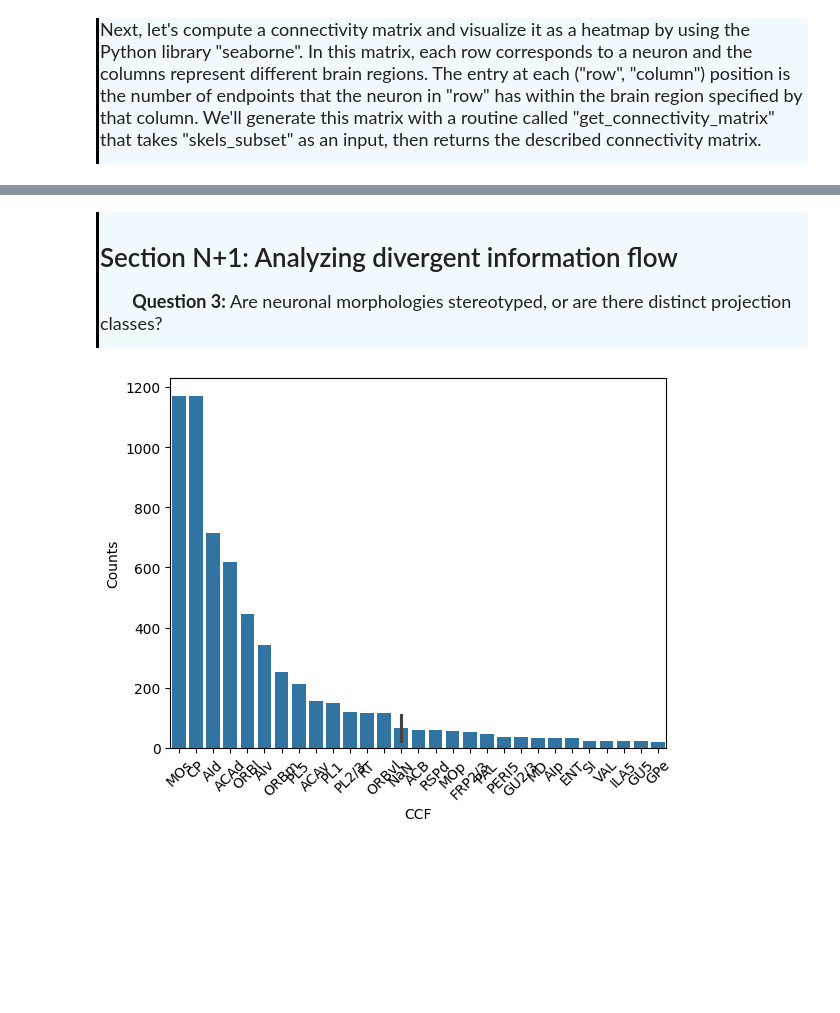
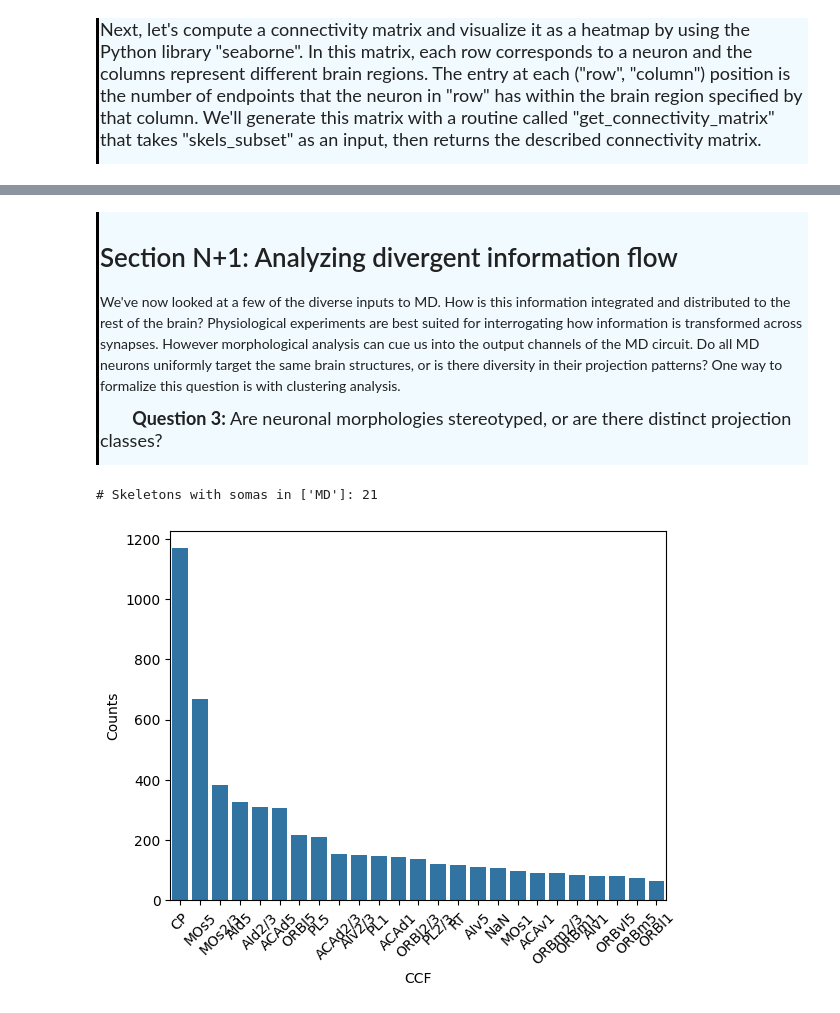
Before and after one commit to JEElsner/SWDB_2024_Anatomy, a Jupyter notebook: code/Notebook 1 - LM Connectivity.ipynb, the cells around one changed output, grey strips where cells are left out. Cells and saved outputs as stored; diff of their text form; code cells hidden in the pictures; blank space fills up the shorter version.

```diff
--- a/code/Notebook 1 - LM Connectivity.ipynb
+++ b/code/Notebook 1 - LM Connectivity.ipynb
@@ -409,7 +424,13 @@ ax.axis('off')
+# %%
+# Answer (re-run code above with a different neuron selected)
+indx = 2
+skel = skel_list[np.argwhere([soma == 362 for soma in soma_ccf_ids]).flatten()[indx]]
 # %% [markdown]
 <div style="border-left: 3px solid #000; padding: 1px; padding-left: 10px; background: #F0FAFF; ">
 
 # Section N+1: Analyzing divergent information flow
 
+We've now looked at a few of the diverse inputs to MD. How is this information integrated and distributed to the rest of the brain? Physiological experiments are best suited for interrogating how information is transformed across synapses. However morphological analysis can cue us into the output channels of the MD circuit. Do all MD neurons uniformly target the same brain structures, or is there diversity in their projection patterns? One way to formalize this question is with clustering analysis.
+
 <font size="4"> &nbsp;&nbsp;&nbsp;&nbsp;&nbsp;&nbsp; <strong>Question 3:</strong> Are neuronal morphologies stereotyped, or are there distinct projection classes?
 # %%
@@ -418,34 +439,10 @@ from sklearn.preprocessing import StandardScaler
 from sklearn.cluster import KMeans
 from sklearn.metrics import silhouette_score
 # %%
-# Sample ccf_id and extract skeletons with soma with that ccf region
-ccf_id = 629.0  # sample_soma()  # 629.0
-ccf_id = [767, 1021, 1085] # MOs
-ccf_id = [1084] #Presubiculum
-ccf_id = [362] # MD
+# Grab neurons with somas in MD.
+list_of_regions = ["MD"]
+ccf_id_list = [acronym_to_id[region] for region in list_of_regions]
 skels_subset = [skel for skel in skel_list if skel.vertex_properties['ccf'][skel.root] in ccf_id]
-# print(f"# Skeletons with Soma in {get_ccf_name(ccf_id)}:", len(skels_subset))
-
-# Get ccf regions of endpoints
-axon_endpoints_ccf = list()
-dendrite_endpoints_ccf = list()
-for skel in skels_subset:
-    # axon_endpoints_ccf.extend(get_ccf_ids(skel, compartment_type=2, vertex_type="end_points").tolist())
-    axon_endpoints_ccf.extend(get_ccf_ids(skel, compartment_type=2, vertex_type="end_points", depth = 7))
-    # dendrite_endpoints_ccf.extend(get_ccf_ids(skel, compartment_type=3, vertex_type="end_points").tolist())
-
-ids, cnts = np.unique(axon_endpoints_ccf, return_counts=True)
-# print("\nDistribution of Axon Endpoints in CCF Space...")
-# report_distribution(axon_endpoints_ccf, percent_threshold=1)
-# Check if any NaNs exist
-# ids_nan = np.isnan(ids)
-# if any(ids_nan):
-#     ids[ids_nan] = -1
-
-# [id_to_acronym[ccf_id] for ccf_id in ids]
+print(f"# Skeletons with somas in {list_of_regions}:", len(skels_subset))
+# %% [output]
+# Skeletons with somas in ['MD']: 21
-# %%
-x = pd.DataFrame({"CCF": [id_to_acronym[ccf_id] for ccf_id in ids], "Counts":cnts})
-sns.barplot(x.sort_values("Counts", ascending = False).head(30),x = "CCF",y = "Counts")
-plt.xticks(rotation=45);
-# %% [output]
-[figure, removed]
@@ -455,0 +449,14 @@ regions = np.unique(np.concatenate(ccf_ids_list))
+# %%
+# First lets look at the projection targets of our population of neurons. We'll collect CCF endpoints:
+axon_endpoints_ccf = list()
+for skel in skels_subset:
+    axon_endpoints_ccf.extend(get_ccf_ids(skel, compartment_type=2, vertex_type="end_points"))
+
+# Then we'll plot the total axonal endpoints of our population of neurons. To reduce visual clutter, we'll only plot the top 25 most targeted CCF structures.
+number_of_structures_to_plot = 25
+ids, cnts = np.unique(axon_endpoints_ccf, return_counts=True)
+total_endpoints = pd.DataFrame({"CCF": [id_to_acronym[ccf_id] for ccf_id in ids], "Counts":cnts})
+sns.barplot(total_endpoints.sort_values("Counts", ascending = False).head(number_of_structures_to_plot),x = "CCF",y = "Counts")
+plt.xticks(rotation=45);
+# %% [output]
+[figure, added]
```
Also changed, not shown: parts of 32 cells of this notebook.
